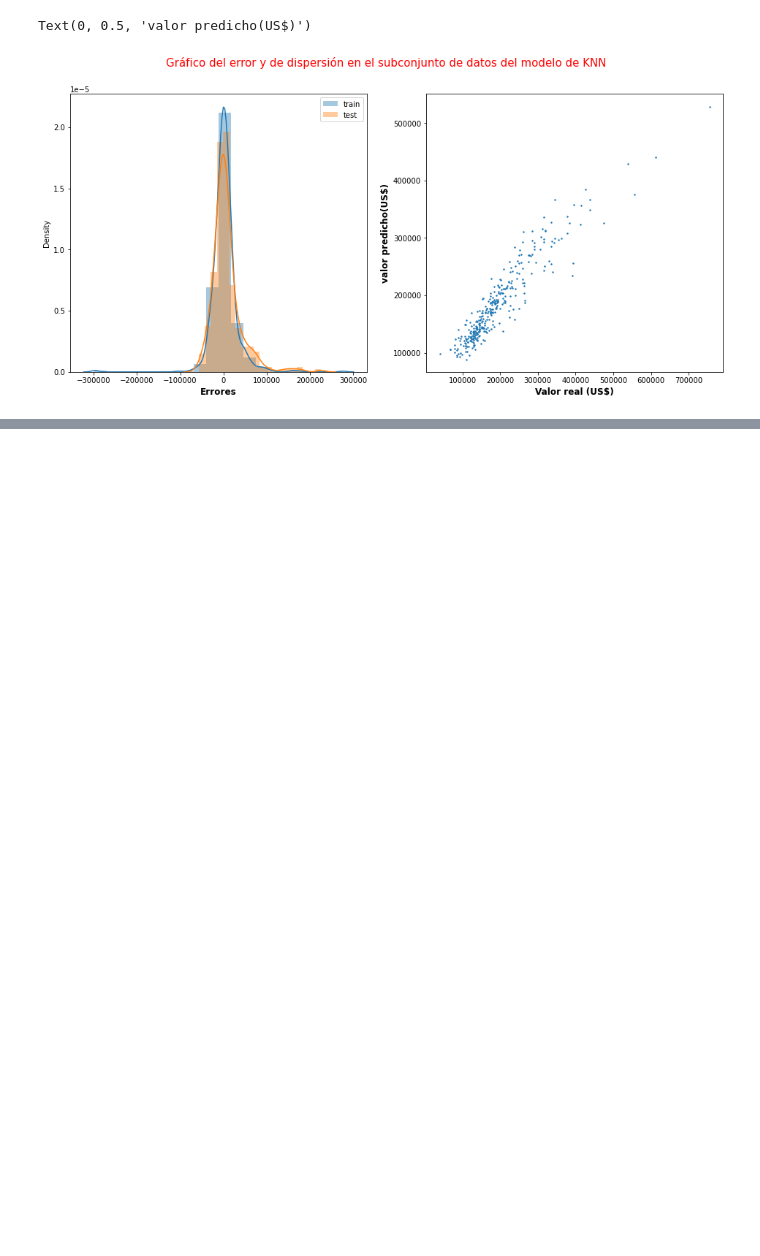
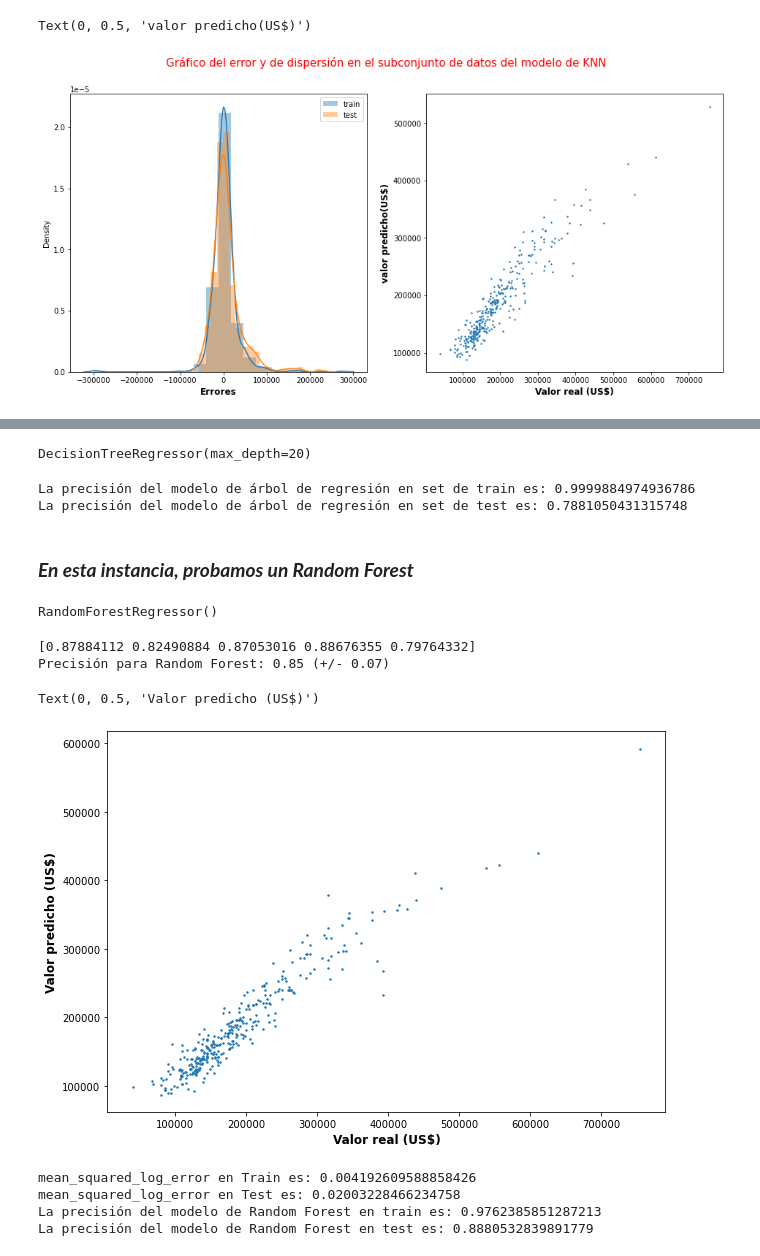
Before and after one commit to Leandrofranchina/Hackathon, a Jupyter notebook: Machine_learning.ipynb, the cells around one changed output, grey strips where cells are left out. Saved outputs shown, nothing was run; the diff lists cells and outputs as text; code cells hidden in the pictures; blank space fills up the shorter version.

```diff
--- a/Machine_learning.ipynb
+++ b/Machine_learning.ipynb
@@ -286,7 +288,9 @@ data_scaled.head(2)
 # %%
-# volvemos a incoportar al dataset el atributo de salida 'y'
+# volvemos a incoporar al dataset el atributo de salida 'y' así como las columnas categóricas codificadas
 
-data_scaled = data_scaled.join(data_sinnan['SalePrice'])
+# Me quedo con las columnas que empiezan en la nùmero 22, ya que las anteriores son las cuantitativas sin escalar
+
+data_scaled = data_scaled.join(data_sinnan.iloc[:,21:])
 # %% [markdown]
 # Prueba de modelos
 # %%
@@ -346,0 +355,7 @@ Text(0, 0.5, 'valor predicho(US$)')
+# %%
+from sklearn.tree import DecisionTreeRegressor
+tree_regressor = DecisionTreeRegressor(max_depth=20)
+# %%
+tree_regressor.fit(X_train, y_train)
+# %% [output]
+DecisionTreeRegressor(max_depth=20)
@@ -346,0 +365,47 @@ Text(0, 0.5, 'valor predicho(US$)')
+# %%
+print('La precisión del modelo de árbol de regresión en set de train es:', tree_regressor.score (X_train,y_train))
+print('La precisión del modelo de árbol de regresión en set de test es:', tree_regressor.score (X_test,y_test))
+# %% [output]
+La precisión del modelo de árbol de regresión en set de train es: 0.9999884974936786
+La precisión del modelo de árbol de regresión en set de test es: 0.7881050431315748
+# %% [markdown]
+### ***En esta instancia, probamos un Random Forest***
+# %%
+from sklearn.ensemble import RandomForestRegressor
+from sklearn.model_selection import cross_val_score
+
+randomf = RandomForestRegressor()
+randomf_scores = cross_val_score(randomf, X, y, cv=5)
+randomf.fit(X_train, y_train)
+# %% [output]
+RandomForestRegressor()
+# %%
+print(randomf_scores)
+print("Precisión para Random Forest: %0.2f (+/- %0.2f)" % (randomf_scores.mean(), randomf_scores.std() * 2))
+# %% [output]
+[0.87884112 0.82490884 0.87053016 0.88676355 0.79764332]
+Precisión para Random Forest: 0.85 (+/- 0.07)
+# %%
+y_train_pred3 = randomf.predict(X_train)
+y_test_pred3 = randomf.predict(X_test)
+
+plt.figure(figsize = (10,7))
+
+plt.scatter(y_test,y_test_pred3, s =2)
+plt.xlabel('Valor real (US$)', fontweight = "black", fontsize = 12)
+plt.ylabel('Valor predicho (US$)', fontweight = "black", fontsize = 12)
+# %% [output]
+Text(0, 0.5, 'Valor predicho (US$)')
+[figure, added]
+# %%
+rmse_train = (mean_squared_log_error(y_train, y_train_pred3))
+rmse_test = (mean_squared_log_error(y_test, y_test_pred3))
+print(f'mean_squared_log_error en Train es: {rmse_train}')
+print(f'mean_squared_log_error en Test es: {rmse_test}')
+print('La precisión del modelo de Random Forest en train es:', randomf.score (X_train,y_train))
+print('La precisión del modelo de Random Forest en test es:', randomf.score (X_test,y_test))
+# %% [output]
+mean_squared_log_error en Train es: 0.004192609588858426
+mean_squared_log_error en Test es: 0.02003228466234758
+La precisión del modelo de Random Forest en train es: 0.9762385851287213
+La precisión del modelo de Random Forest en test es: 0.8880532839891779
```
Also changed, not shown: parts of 35 cells of this notebook.
